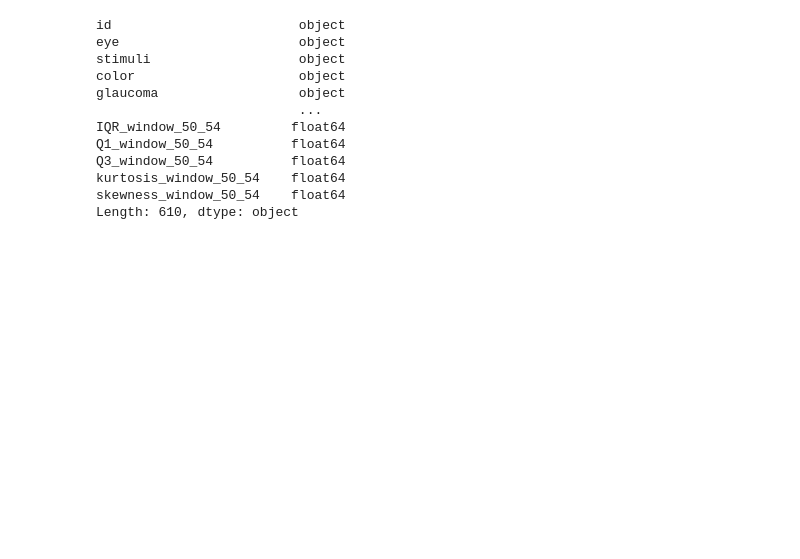
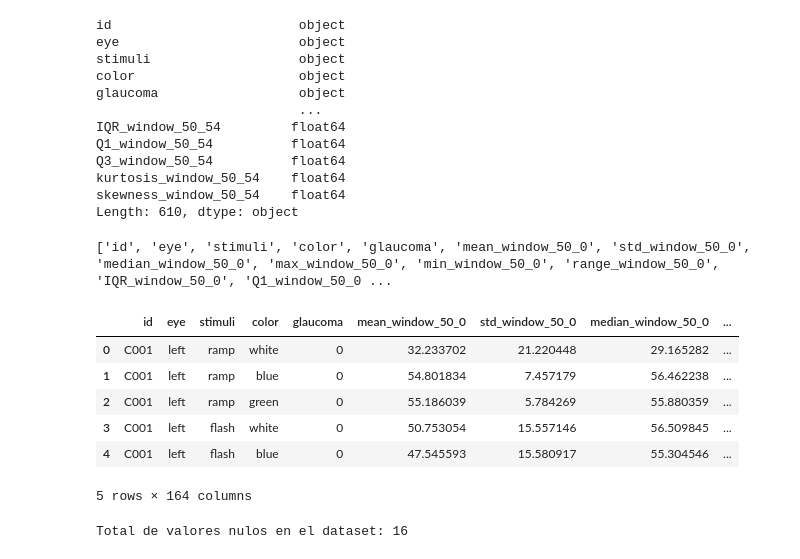
Before and after one commit to Manelzc/Trabajo_de_Titulo_PLR_ML, a Jupyter notebook: exploration.ipynb, the cells around one changed output. Drawn from its saved outputs; the diff is of its cells as text; code cells hidden in the pictures; blank space fills up the shorter version.

```diff
--- a/exploration.ipynb
+++ b/exploration.ipynb
@@ -36,3 +36,35 @@ Q3_window_50_54          float64
 kurtosis_window_50_54    float64
 skewness_window_50_54    float64
 Length: 610, dtype: object
+# %%
+print(df.columns.tolist())
+# %% [output]
+['id', 'eye', 'stimuli', 'color', 'glaucoma', 'mean_window_50_0', 'std_window_50_0', 'median_window_50_0', 'max_window_50_0', 'min_window_50_0', 'range_window_50_0', 'IQR_window_50_0', 'Q1_window_50_0 ...
+# %%
+# Lista de columnas adicionales que quieres conservar
+additional_columns = ['id', 'eye', 'stimuli', 'color', 'glaucoma']
+
+# Seleccionar las columnas que van desde 50_0 hasta 50_14
+pattern_columns = [col for col in df.columns if '50_' in col and int(col.split('_')[-1]) <= 14]
+
+# Combinar las columnas seleccionadas con las columnas adicionales
+selected_columns = additional_columns + pattern_columns
+
+# Crear un nuevo dataframe con las columnas seleccionadas
+df_selected = df[selected_columns]
+
+# Mostrar las primeras filas del dataframe seleccionado
+df_selected.head()
+# %% [output]
+|  | id | eye | stimuli | color | glaucoma | mean_window_50_0 | std_window_50_0 | median_window_50_0 | ... |
+| 0 | C001 | left | ramp | white | 0 | 32.233702 | 21.220448 | 29.165282 | ... |
+| 1 | C001 | left | ramp | blue | 0 | 54.801834 | 7.457179 | 56.462238 | ... |
+| 2 | C001 | left | ramp | green | 0 | 55.186039 | 5.784269 | 55.880359 | ... |
+| 3 | C001 | left | flash | white | 0 | 50.753054 | 15.557146 | 56.509845 | ... |
+| 4 | C001 | left | flash | blue | 0 | 47.545593 | 15.580917 | 55.304546 | ... |
+5 rows × 164 columns
+# %%
+total_nulls = df.isnull().sum().sum()
+print(f"Total de valores nulos en el dataset: {total_nulls}")
+# %% [output]
+Total de valores nulos en el dataset: 16
```
Also changed, not shown: parts of 47 cells of this notebook.
